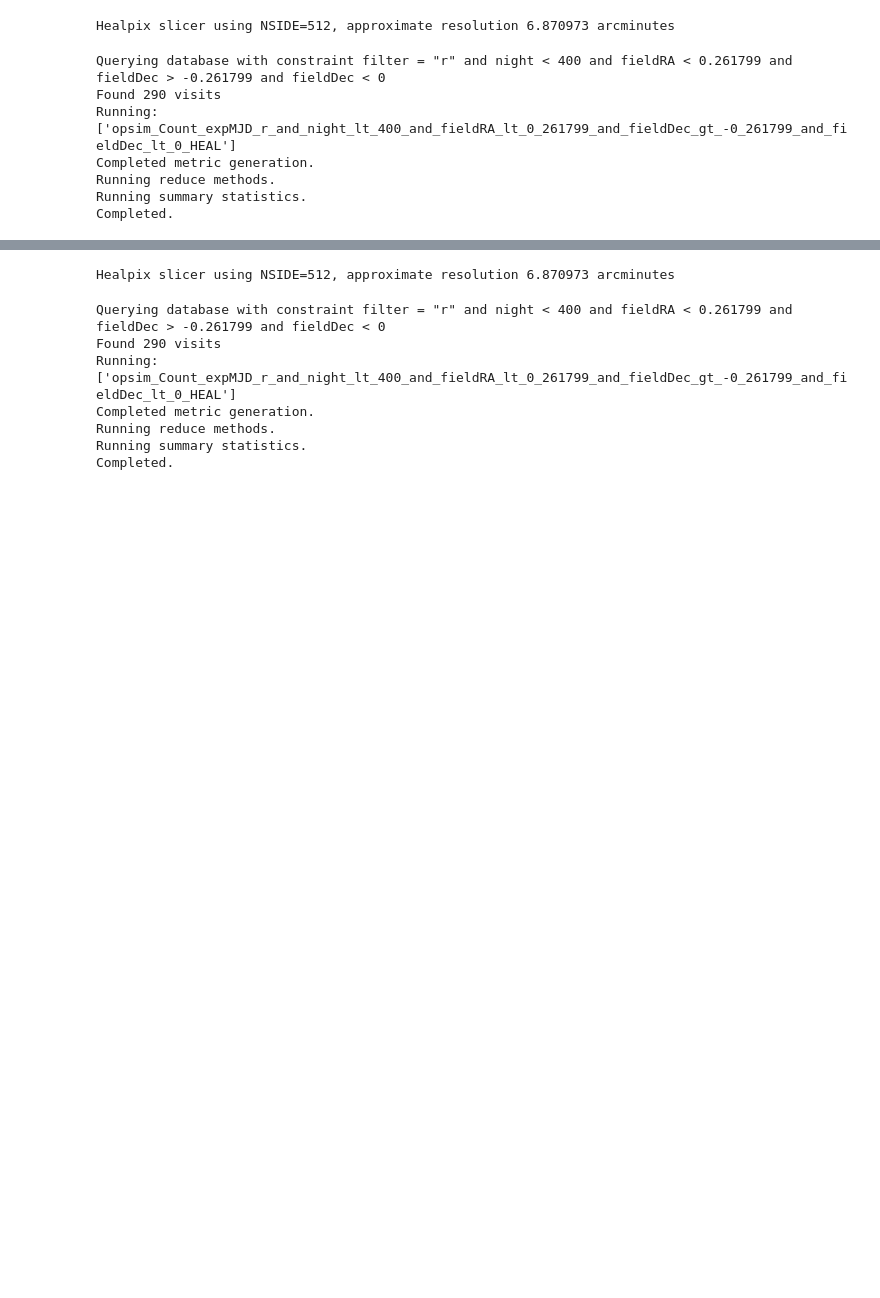
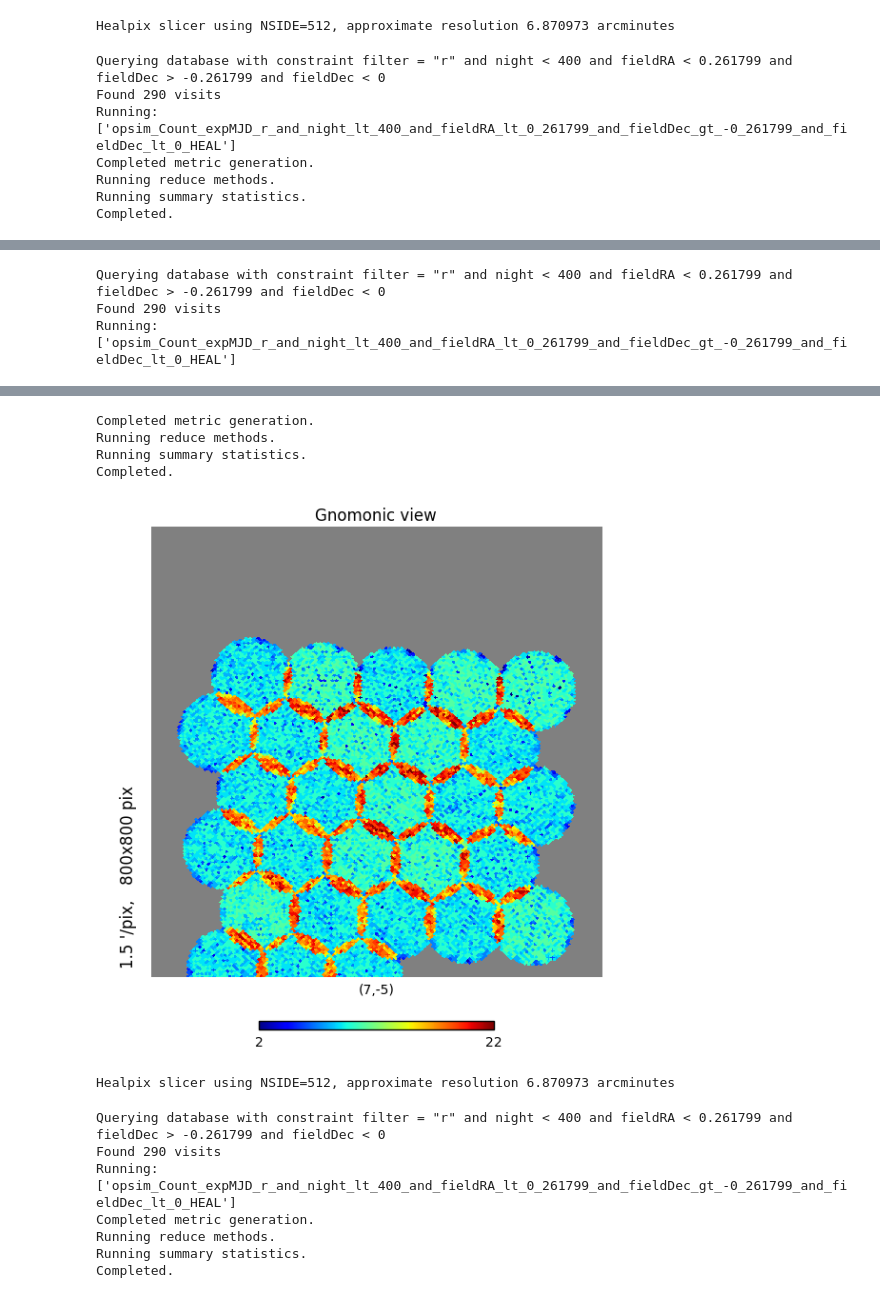
Before and after one commit to yoachim/ScratchStuff, a Jupyter notebook: maf_chips_on/Look_at_camera_on.ipynb, the cells around one changed output, grey strips where cells are left out. Cells and saved outputs as stored; diff of their text form; code cells hidden in the pictures; blank space fills up the shorter version.

```diff
--- a/maf_chips_on/Look_at_camera_on.ipynb
+++ b/maf_chips_on/Look_at_camera_on.ipynb
@@ -50,0 +58,9 @@ hp.gnomview(bundleList[0].metricValues, xsize=800,ysize=800, rot=(7,-5,0))
+# %%
+bundleDict = metricBundles.makeBundlesDictFromList(bundleList)
+bgroup = metricBundles.MetricBundleGroup(bundleDict, opsdb, outDir=outDir, resultsDb=resultsDb)
+bgroup.runAll()
+hp.gnomview(bundleList[0].metricValues, xsize=800,ysize=800, rot=(7,-5,0))
+# %% [output]
+Querying database with constraint filter = "r" and night < 400 and fieldRA < 0.261799 and fieldDec > -0.261799 and fieldDec < 0
+Found 290 visits
+Running:  ['opsim_Count_expMJD_r_and_night_lt_400_and_fieldRA_lt_0_261799_and_fieldDec_gt_-0_261799_and_fieldDec_lt_0_HEAL']
@@ -51,3 +72,8 @@ hp.gnomview(bundleList[0].metricValues, xsize=800,ysize=800, rot=(7,-5,0))
+Completed metric generation.
+Running reduce methods.
+Running summary statistics.
+Completed.
+[figure, added]
 # %%
 slicer = slicers.HealpixSlicer(nside=nside, useCamera=True, radius=2.)
 bundleList = []
```
Also changed, not shown: parts of 7 cells of this notebook, 1 other file.
